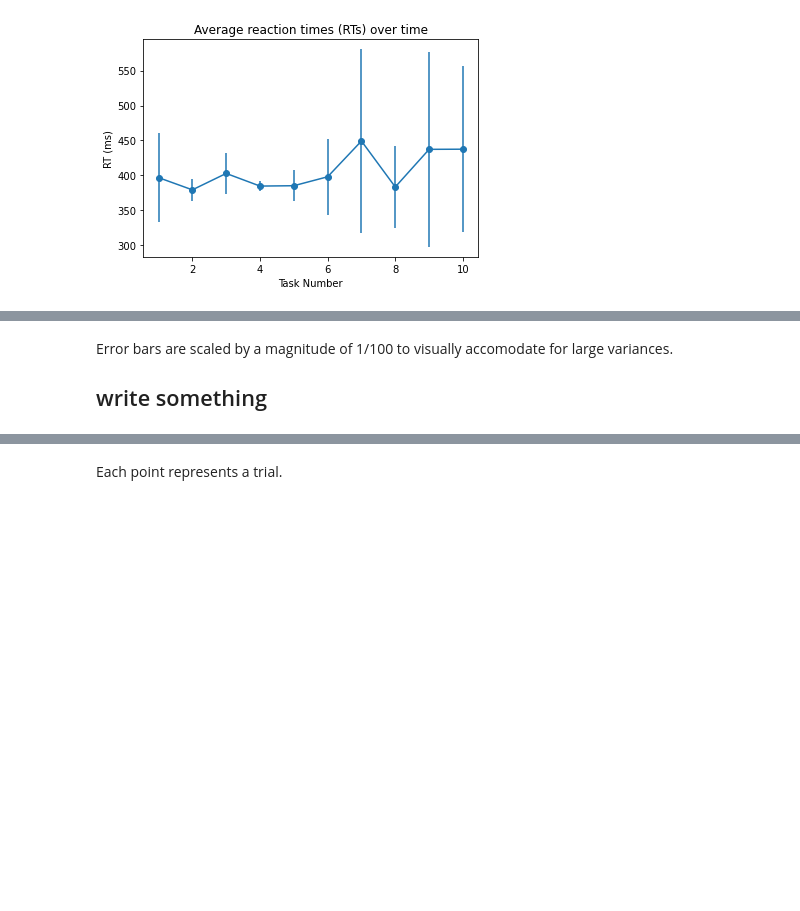
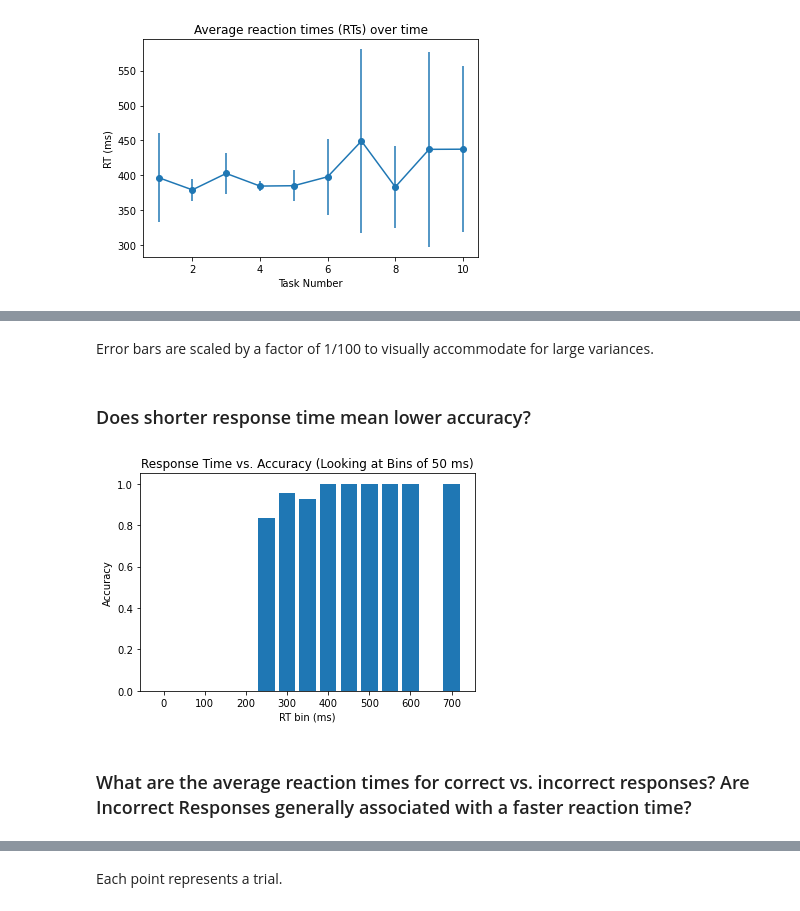
Before and after one commit to nibhaakireddy/ruby-neurotech, a Jupyter notebook: Ruby Neurotech - jsPsych Reaction Time Experiment.ipynb, the cells around one changed output, grey strips where cells are left out. Drawn from its saved outputs; the diff is of its cells as text; code cells hidden in the pictures; blank space fills up the shorter version.

```diff
--- a/Ruby Neurotech - jsPsych Reaction Time Experiment.ipynb
+++ b/Ruby Neurotech - jsPsych Reaction Time Experiment.ipynb
@@ -64,7 +60,44 @@ SyntaxError: invalid syntax (<ipython-input-5-40e3f022ae8f>, line 3)
 # %% [markdown]
-Error bars are scaled by a magnitude of 1/100 to visually accomodate for large variances.
-
-## write something ##
+Error bars are scaled by a factor of 1/100 to visually accommodate for large variances.
+# %% [markdown]
+### Does shorter response time mean lower accuracy?
+# %%
+# Response time vs Accuracy
+# bins of 50 ms.
+bin_size = 50
+bin_starts = np.arange(0,750,bin_size)
+bin_ends = np.arange(0,800,bin_size)
+num_correct = np.empty(bin_starts.shape)
+num_in_bin = np.empty(bin_starts.shape)
+
+for i in range(len(rts)):
+    for j in range(len(rts[0])):
+        rt = rts[i,j]
+        bin_start = (rt//bin_size)*bin_size
+        idx = np.where(bin_starts == bin_start)[0][0]
+        num_correct[idx] += acc_mat[i,j]
+        num_in_bin[idx] += 1
+
+# for bin_i in num_correct:
+#     if (not(bin_i == 0))
+num_correct = num_correct.astype(int)
+num_in_bin = num_in_bin.astype(int)
+
+accs = []
+for i in range(len(num_correct)):
+    if (not (num_in_bin[i] == 0)):
+        accs.append(num_correct[i]/num_in_bin[i])
+    else:
+        accs.append(0)
+plt.bar(bin_starts,accs, width = 0.8*bin_size)
+plt.xlabel('RT bin (ms)')
+plt.ylabel('Accuracy')
+plt.title('Response Time vs. Accuracy (Looking at Bins of ' + str(bin_size) + ' ms)')
+plt.show()
+# %% [output]
+[figure, added]
+# %% [markdown]
+### What are the average reaction times for correct vs. incorrect responses? Are Incorrect Responses generally associated with a faster reaction time?
 # %%
 # true vs false avg rxn time (w error bars )
 tf_means = [np.mean(np.asarray(correct_rts)), np.mean(np.asarray(incorr_rts))]
```
Also changed, not shown: parts of 16 cells of this notebook, 1 other file.
